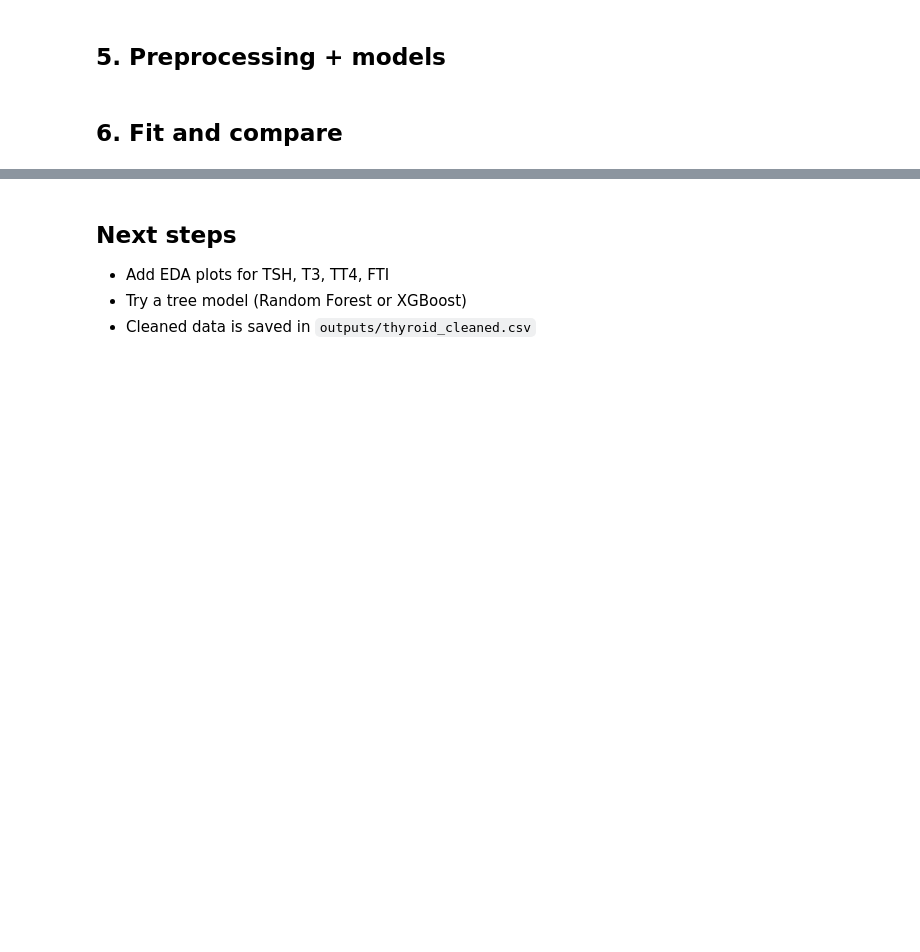
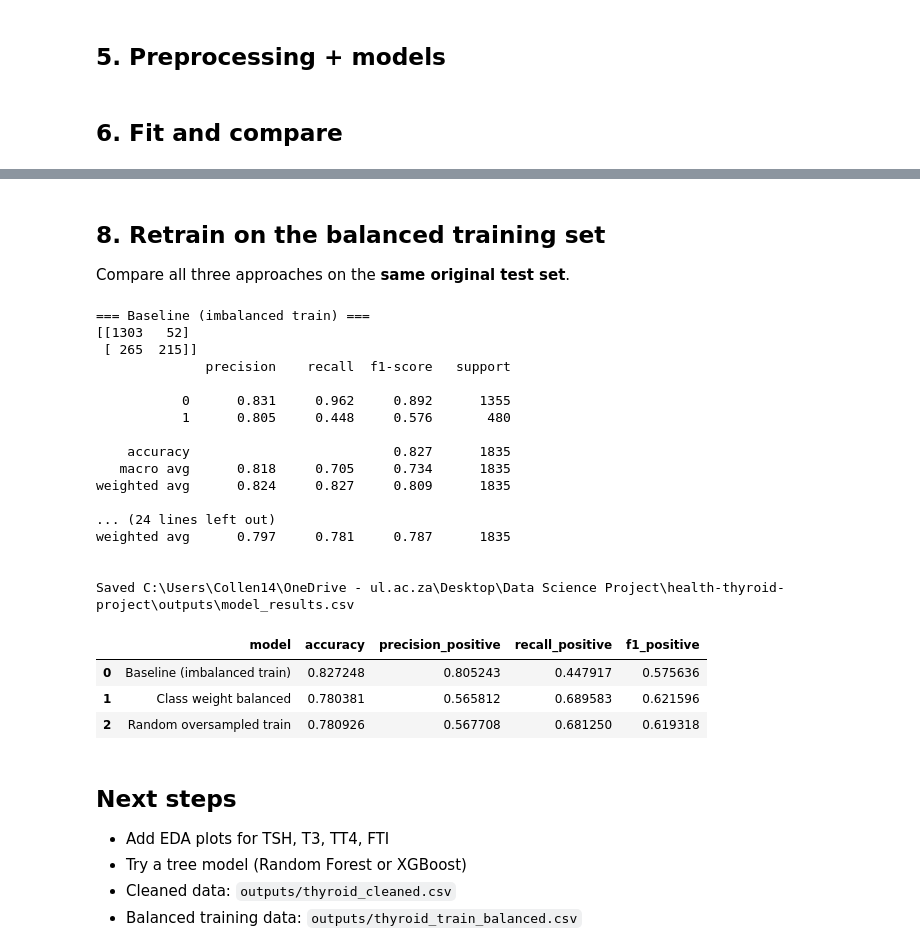
Before and after one commit to Collenthemba/health-thyroid-project, a Jupyter notebook: notebooks/thyroid_starter_pipeline.ipynb, the cells around one changed output, grey strips where cells are left out. Drawn from its saved outputs; the diff is of its cells as text; code cells hidden in the pictures; blank space fills up the shorter version.

```diff
--- a/notebooks/thyroid_starter_pipeline.ipynb
+++ b/notebooks/thyroid_starter_pipeline.ipynb
@@ -245,6 +379,65 @@ Pipeline(steps=[('prep',
+# %% [markdown]
+## 8. Retrain on the balanced training set
+
+Compare all three approaches on the **same original test set**.
+# %%
+def evaluate_on(name, model, X_tr, y_tr):
+    model.fit(X_tr, y_tr)
+    preds = model.predict(X_test)
+    report = classification_report(y_test, preds, digits=3, output_dict=True)
+    print(f"\n=== {name} ===")
+    print(confusion_matrix(y_test, preds))
+    print(classification_report(y_test, preds, digits=3))
+    return {
+        "model": name,
+        "accuracy": report["accuracy"],
+        "precision_positive": report["1"]["precision"],
+        "recall_positive": report["1"]["recall"],
+        "f1_positive": report["1"]["f1-score"],
+    }
+
+resampled = Pipeline([
+    ("prep", clone(preprocess)),
+    ("model", LogisticRegression(max_iter=1000)),
+])
+
+results = [
+    evaluate_on("Baseline (imbalanced train)", clone(baseline), X_train, y_train),
+    evaluate_on("Class weight balanced", clone(balanced), X_train, y_train),
+    evaluate_on("Random oversampled train", resampled, X_train_bal, y_train_bal),
+]
+
+results_df = pd.DataFrame(results)
+results_path = Path("../outputs/model_results.csv")
+results_df.to_csv(results_path, index=False)
+print(f"\nSaved {results_path.resolve()}")
+results_df
+# %% [output]
+=== Baseline (imbalanced train) ===
+[[1303   52]
+ [ 265  215]]
+              precision    recall  f1-score   support
+
+           0      0.831     0.962     0.892      1355
+           1      0.805     0.448     0.576       480
+
+    accuracy                          0.827      1835
+   macro avg      0.818     0.705     0.734      1835
+weighted avg      0.824     0.827     0.809      1835
+
+... (24 lines left out)
+weighted avg      0.797     0.781     0.787      1835
+
+
+Saved C:\Users\Collen14\OneDrive - ul.ac.za\Desktop\Data Science Project\health-thyroid-project\outputs\model_results.csv
+|  | model | accuracy | precision_positive | recall_positive | f1_positive |
+| 0 | Baseline (imbalanced train) | 0.827248 | 0.805243 | 0.447917 | 0.575636 |
+| 1 | Class weight balanced | 0.780381 | 0.565812 | 0.689583 | 0.621596 |
+| 2 | Random oversampled train | 0.780926 | 0.567708 | 0.681250 | 0.619318 |
 # %% [markdown]
 ## Next steps
 
 - Add EDA plots for TSH, T3, TT4, FTI
 - Try a tree model (Random Forest or XGBoost)
-- Cleaned data is saved in `outputs/thyroid_cleaned.csv`
+- Cleaned data: `outputs/thyroid_cleaned.csv`
+- Balanced training data: `outputs/thyroid_train_balanced.csv`
```
Also changed, not shown: parts of 9 cells of this notebook, 14 other files.
